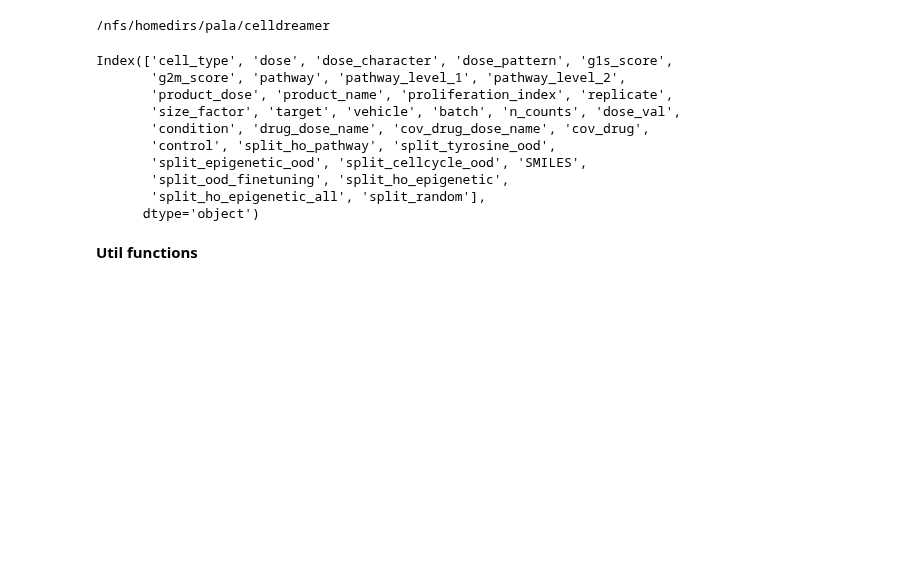
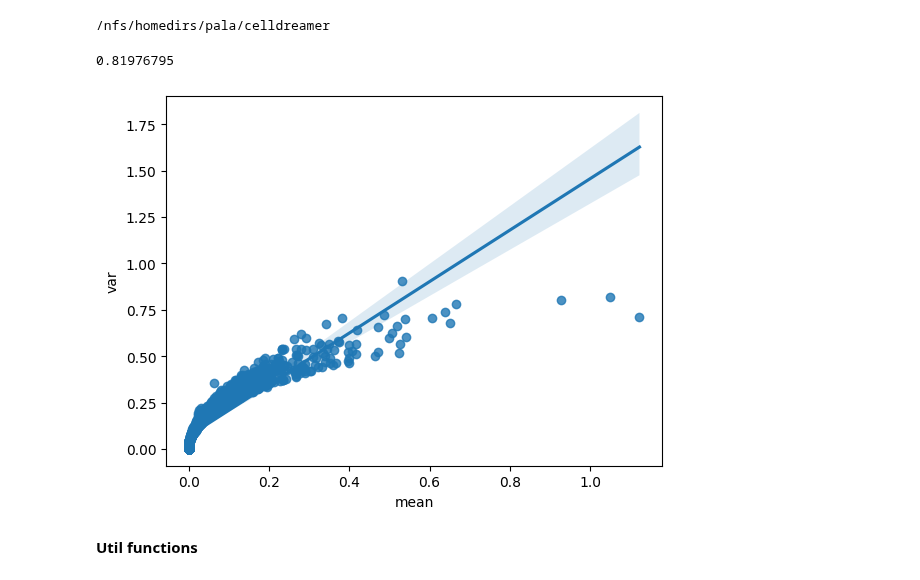
Before and after one commit to theislab/CFGen, a Jupyter notebook: notebooks/data_exploration/sciplex3_data_exploration.ipynb, the cells around one changed output. Drawn from its saved outputs; the diff is of its cells as text; code cells hidden in the pictures; blank space fills up the shorter version.

```diff
--- a/notebooks/data_exploration/sciplex3_data_exploration.ipynb
+++ b/notebooks/data_exploration/sciplex3_data_exploration.ipynb
@@ -11,19 +12,19 @@ cd $ROOT
 /nfs/homedirs/pala/celldreamer
 # %%
 adata = sc.read_h5ad(DATA_DIR / 'sciplex' / 'sciplex_complete_middle_subset.h5ad')
-# %%
-adata.obs.columns
-# %% [output]
-Index(['cell_type', 'dose', 'dose_character', 'dose_pattern', 'g1s_score',
-       'g2m_score', 'pathway', 'pathway_level_1', 'pathway_level_2',
-       'product_dose', 'product_name', 'proliferation_index', 'replicate',
-       'size_factor', 'target', 'vehicle', 'batch', 'n_counts', 'dose_val',
-       'condition', 'drug_dose_name', 'cov_drug_dose_name', 'cov_drug',
-       'control', 'split_ho_pathway', 'split_tyrosine_ood',
-       'split_epigenetic_ood', 'split_cellcycle_ood', 'SMILES',
-       'split_ood_finetuning', 'split_ho_epigenetic',
-       'split_ho_epigenetic_all', 'split_random'],
-      dtype='object')
+# %%
+# X_unnorm = np.exp(adata.X.A)-1
+X_unnorm = adata.X.A
+# %%
+X_unnorm.var(0).max()
+# %% [output]
+0.81976795
+# %%
+# plt.scatter(adata.X.A.mean(1), adata.X.A.var(1))
+sns.regplot(x="mean", y="var", data=pd.DataFrame({"mean":X_unnorm.mean(0),
+                                                 "var": X_unnorm.std(0)}));
+# %% [output]
+[figure, added]
 # %% [markdown]
 **Util functions**
 # %%
```
Also changed, not shown: parts of 25 cells of this notebook, 14 other files.
